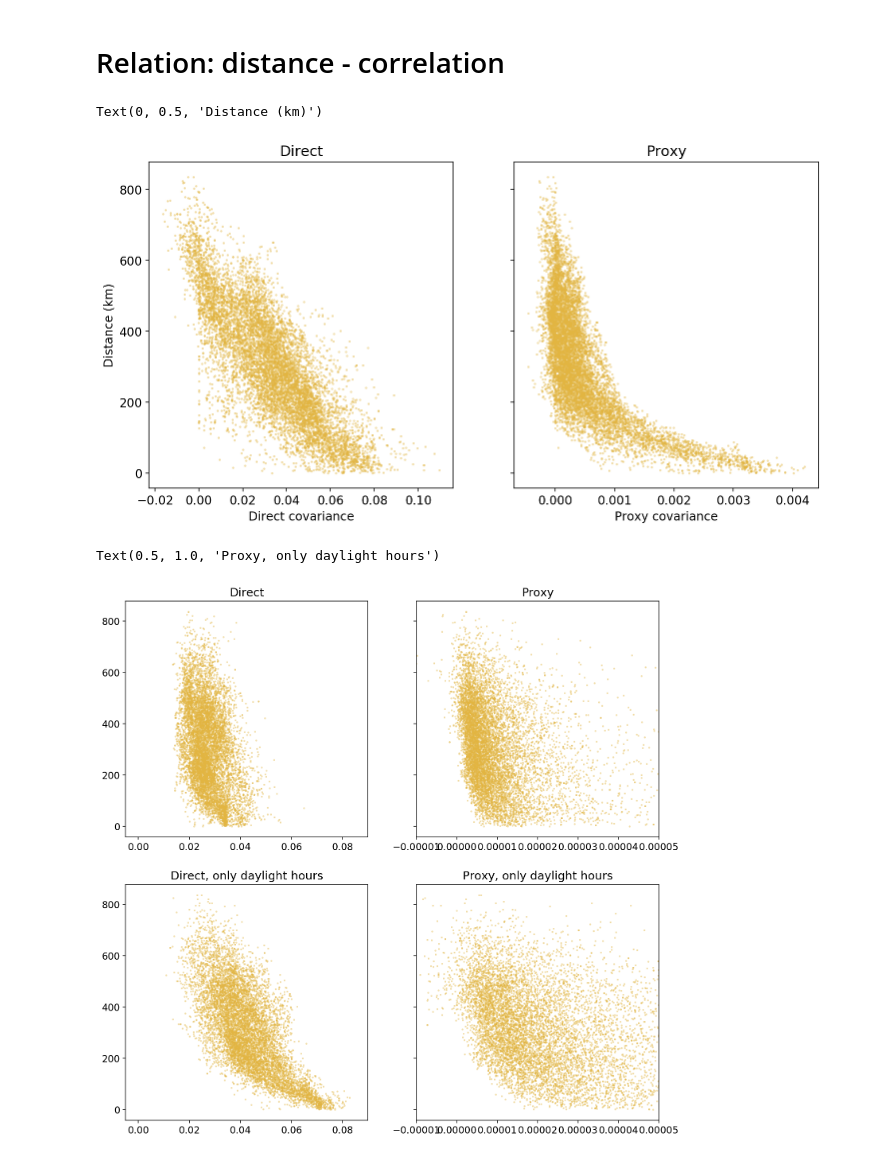
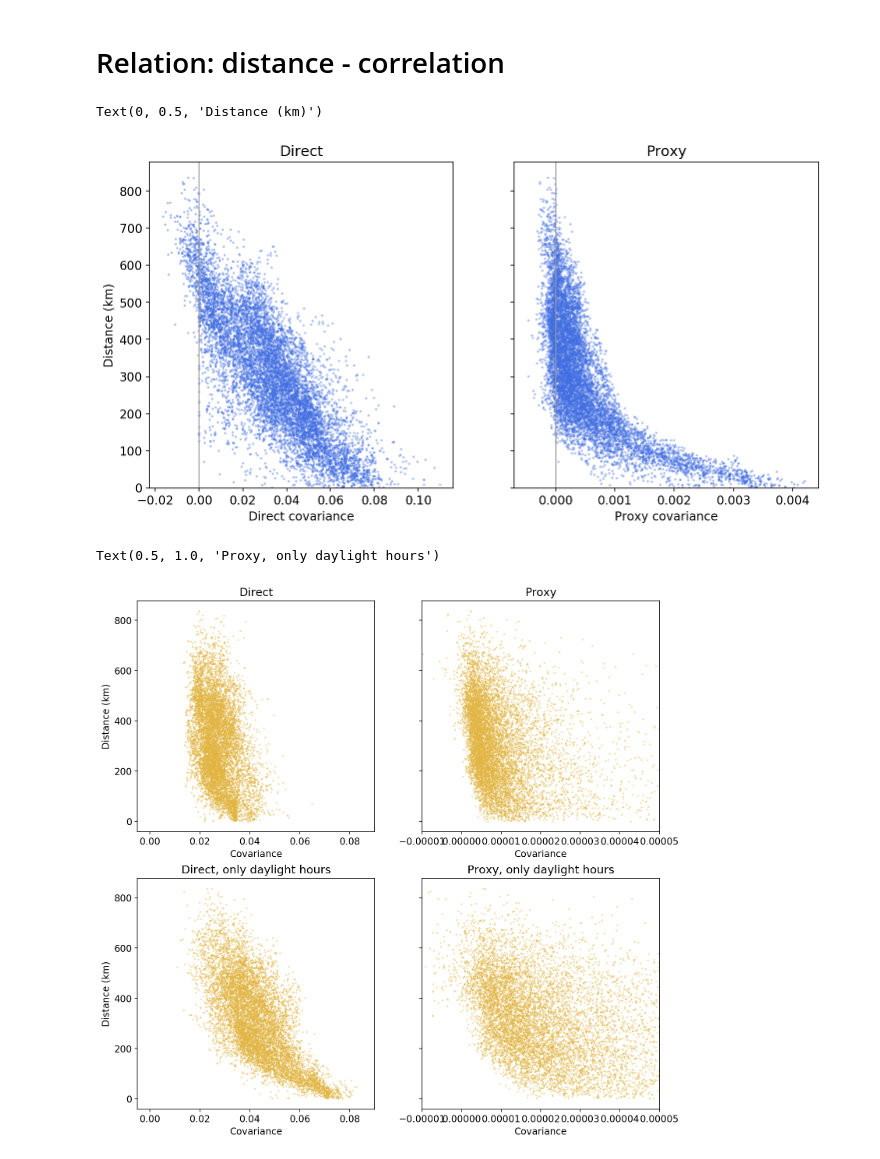
Before and after one commit to fonsp/grid-analysis, a Jupyter notebook: notebooks/explorative/arma fit analyse.ipynb, the cells around one changed output. Cells and saved outputs as stored; diff of their text form; code cells hidden in the pictures.

```diff
--- a/notebooks/explorative/arma fit analyse.ipynb
+++ b/notebooks/explorative/arma fit analyse.ipynb
@@ -331,7 +385,7 @@ ax.plot(solar_genconvs[solar_isnoisedpair], solar_resconvs[solar_isnoisedpair],
 ax.plot(solar_gendaylightconvs[solar_isnoisedpair], solar_resdaylightconvs[solar_isnoisedpair], ".", markersize = 6, c="r")
 #ax.plot(solar_genconvs, solar_resconvsshuffled, ".", markersize=1, c="r", label="shuffled")
 
-ax.set_title("Covariance of {0} random bus pairs, direct vs by proxy".format(num))
+ax.set_title("Covariance of {0} solar bus pairs, direct vs by proxy".format(num))
 ax.set_xlabel("Generation series covariance (direct)")
 ax.set_ylabel("ARMA residuals covariance (proxy)")
 ax.legend()
@@ -359,24 +413,34 @@ lat2km = lambda deg: 40000 * (deg / 360)
 dist = lambda a,b: np.sqrt(s(lon2km(locations.x[a] - locations.x[b]))+s(lat2km(locations.y[a] - locations.y[b])))
 dists = list(itertools.starmap(dist, randompairs))
 # %%
+def set_ymin_to_zero(ax):
+    a,b = ax.get_ylim()
+    ax.set_ylim(0.0,b)
+
 fig, ax = plt.subplots(1,2,figsize=(12,6),sharey=True)
 
-plotargs = {"markersize":3, "c":"#e2b541", "alpha":0.3}
+plotargs = {"markersize":3, "c":"#416ee2", "alpha":0.3}
 
 ax[0].plot(wind_genconvs, dists, ".", **plotargs)
 #ax[0,0].set_xlim(0.01, 0.09)
 ax[1].plot(wind_resconvs, dists, ".", **plotargs)
 #ax[0,1].set_xlim(-0.00001, 0.00005)
+
+ax[0].axvline(0.0, c="#999999", linewidth=1)
+ax[1].axvline(0.0, c="#999999", linewidth=1)
+
+set_ymin_to_zero(ax[0])
+set_ymin_to_zero(ax[1])
 
 ax[0].set_title("Direct")
 ax[1].set_title("Proxy")
 
 ax[0].set_xlabel("Direct covariance")
 ax[1].set_xlabel("Proxy covariance")
 ax[0].set_ylabel("Distance (km)")
 # %% [output]
 Text(0, 0.5, 'Distance (km)')
-[figure, old version]
+[figure, new version]
 # %%
 fig, ax = plt.subplots(2,2,figsize=(12,12),sharey=True)
 
@@ -391,10 +455,18 @@ ax[1,0].set_xlim(-0.005, 0.09)
 ax[1,1].plot(solar_resdaylightconvs, dists, ".", **plotargs)
 ax[1,1].set_xlim(-0.00001, 0.00005)
 
+ax[0,0].set_ylabel("Distance (km)")
+ax[1,0].set_ylabel("Distance (km)")
+
+ax[0,0].set_xlabel("Covariance")
+ax[0,1].set_xlabel("Covariance")
+ax[1,0].set_xlabel("Covariance")
+ax[1,1].set_xlabel("Covariance")
+
 ax[0,0].set_title("Direct")
 ax[0,1].set_title("Proxy")
 ax[1,0].set_title("Direct, only daylight hours")
 ax[1,1].set_title("Proxy, only daylight hours")
 # %% [output]
 Text(0.5, 1.0, 'Proxy, only daylight hours')
-[figure, old version]
+[figure, new version]
```
Also changed, not shown: parts of 10 cells of this notebook, 14 other files.
